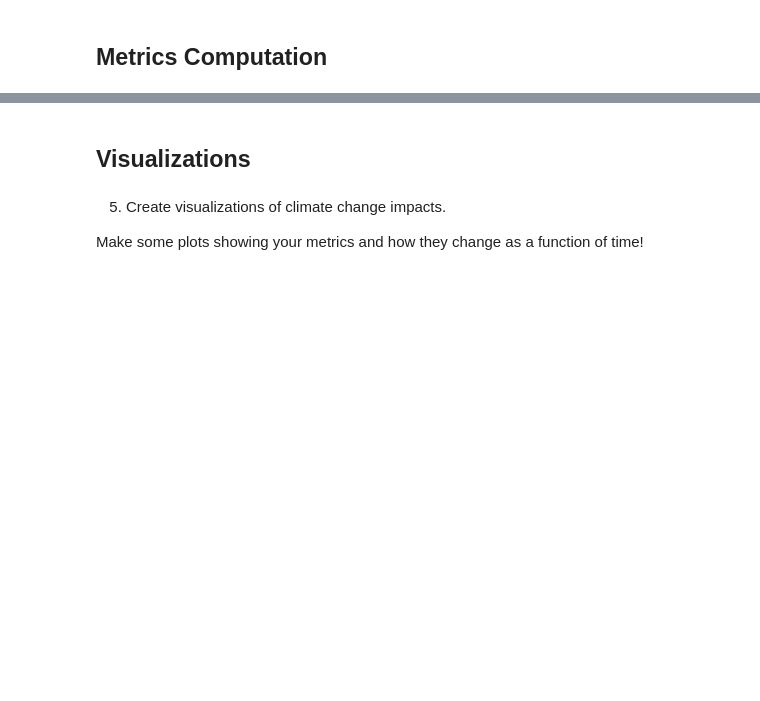
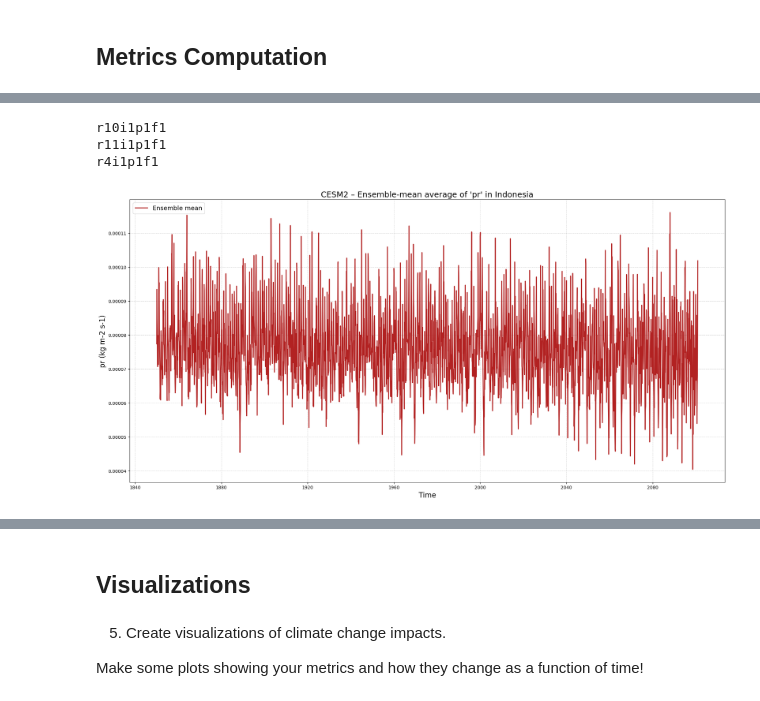
Before and after one commit to ceh58/eds296-final, a Jupyter notebook: eds296-final.ipynb, the cells around one changed output, grey strips where cells are left out. Drawn from its saved outputs; the diff is of its cells as text; code cells hidden in the pictures; blank space fills up the shorter version.

```diff
--- a/eds296-final.ipynb
+++ b/eds296-final.ipynb
@@ -164,0 +221,7 @@ necessary metrics (averages, etc) from them.
+# %%
+model_climate_timeseries('CESM2', 'pr')
+# %% [output]
+r10i1p1f1
+r11i1p1f1
+r4i1p1f1
+[figure, added]
```
Also changed, not shown: parts of 32 cells of this notebook.
